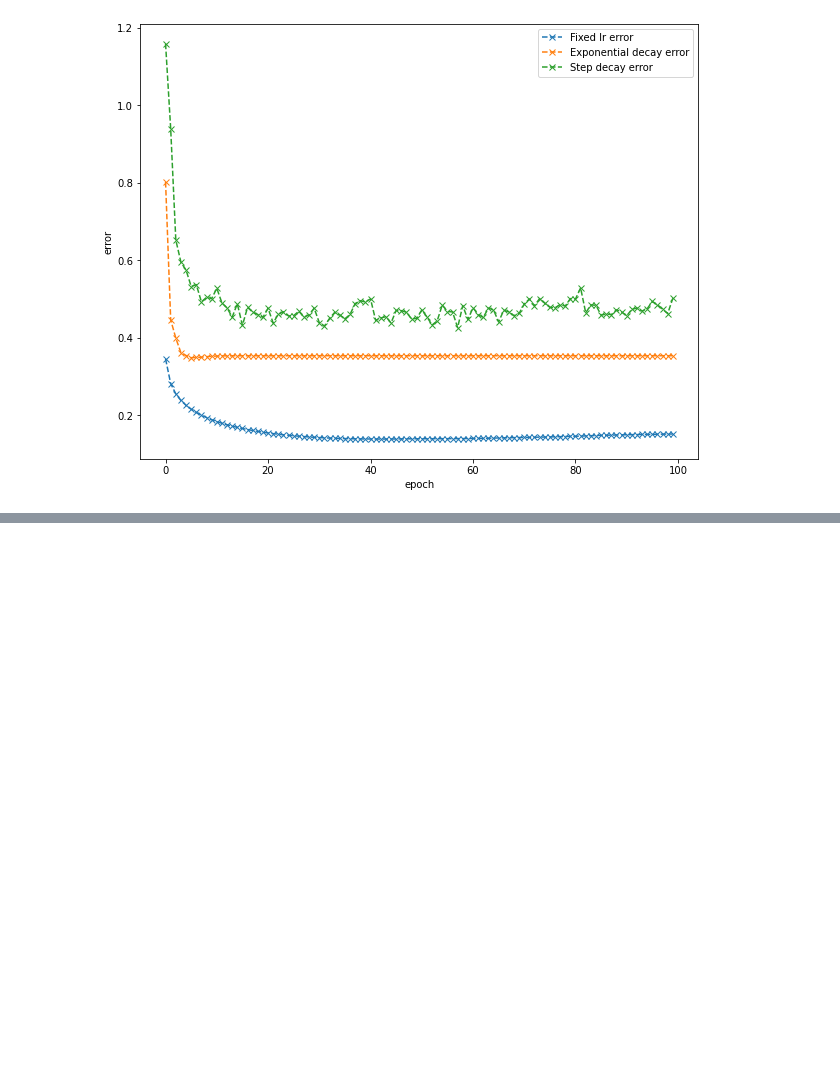
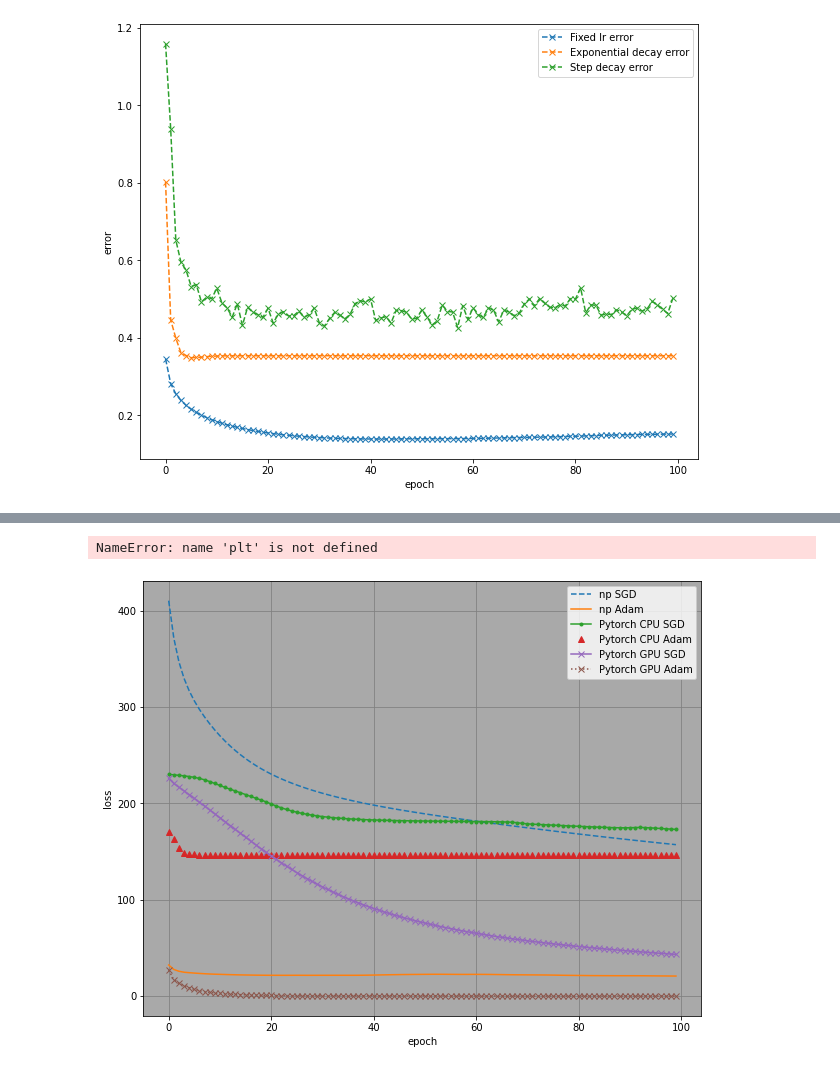
Before and after one commit to linkedlist771/DeepLearning-Basics, a Jupyter notebook: MNIST识别实现/Mnist MLP/绘图/绘图.ipynb, the cells around one changed output, grey strips where cells are left out. Cells and saved outputs as stored; diff of their text form; code cells hidden in the pictures; blank space fills up the shorter version.

```diff
--- a/MNIST识别实现/Mnist MLP/绘图/绘图.ipynb
+++ b/MNIST识别实现/Mnist MLP/绘图/绘图.ipynb
@@ -101,0 +132,50 @@ plt.savefig("验证误差3.png", dpi=300)
+# %%
+labels, data_np_adam_self = get_Data1("adam_time_cost.txt")
+data_np_adam_self = data_np_adam_self[: ,1:]
+# %%
+labels, data_pytorch_adam_cpu = get_Data2("pytoch_adam_time_cost.txt")
+# %%
+labels, data_pytorch_sgd_cpu = get_Data2("pytoch_sgd_time_cost.txt")
+# %%
+labels, data_pytorch_adam_cuda = get_Data2("pytoch_adam_time_cost_cuda.txt")
+labels, data_pytorch_sgd_cuda = get_Data2("pytoch_sgd_time_cost_cuda.txt")
+# %%
+plt.figure(figsize=(10, 8)) # Setting the figure size
+ax = plt.axes()
+ax.set_facecolor("darkgrey") # Setting the background color by using Hex code
+plt.grid(b=True , linestyle = '-' , which = 'major' , color = 'grey') # Grid Lines
+plt.plot(np.arange(100),data_np_sgd_self[:, -1]*100,'--')
+plt.plot(np.arange(100),data_np_adam_self[:, -1]*100,'-')
+
+plt.plot(np.arange(100),data_pytorch_sgd_cpu[:, -1]*100,'.-')
+plt.plot(np.arange(100),data_pytorch_adam_cpu[:, -1]*100,'^')
+
+plt.plot(np.arange(100),data_pytorch_sgd_cuda[:, -1]*100,'x-')
+plt.plot(np.arange(100),data_pytorch_adam_cuda[:, -1]*100,'x:')
+plt.legend(["np SGD", "np Adam", "Pytorch CPU SGD",
+            "Pytorch CPU Adam","Pytorch GPU SGD","Pytorch GPU Adam",])
+plt.xlabel("epoch")
+plt.ylabel("accuracy/%")
+plt.savefig("准确率_comp.png", dpi=300)
+# %% [output]
+NameError: name 'plt' is not defined
+# %%
+plt.figure(figsize=(10, 8)) # Setting the figure size
+ax = plt.axes()
+ax.set_facecolor("darkgrey") # Setting the background color by using Hex code
+plt.grid(b=True , linestyle = '-' , which = 'major' , color = 'grey') # Grid Lines
+plt.plot(np.arange(100),data_np_sgd_self[:, 0]*100,'--')
+plt.plot(np.arange(100),data_np_adam_self[:, 0]*100,'-')
+
+plt.plot(np.arange(100),data_pytorch_sgd_cpu[:, 0]*100,'.-')
+plt.plot(np.arange(100),data_pytorch_adam_cpu[:, 0]*100,'^')
+
+plt.plot(np.arange(100),data_pytorch_sgd_cuda[:, 0]*100,'x-')
+plt.plot(np.arange(100),data_pytorch_adam_cuda[:, 0]*100,'x:')
+plt.legend(["np SGD", "np Adam", "Pytorch CPU SGD",
+            "Pytorch CPU Adam","Pytorch GPU SGD","Pytorch GPU Adam",])
+plt.xlabel("epoch")
+plt.ylabel("loss")
+plt.savefig("损失_comp.png", dpi=300)
+# %% [output]
+[figure, added]
```
Also changed, not shown: parts of 3 cells of this notebook, 18 other files.
